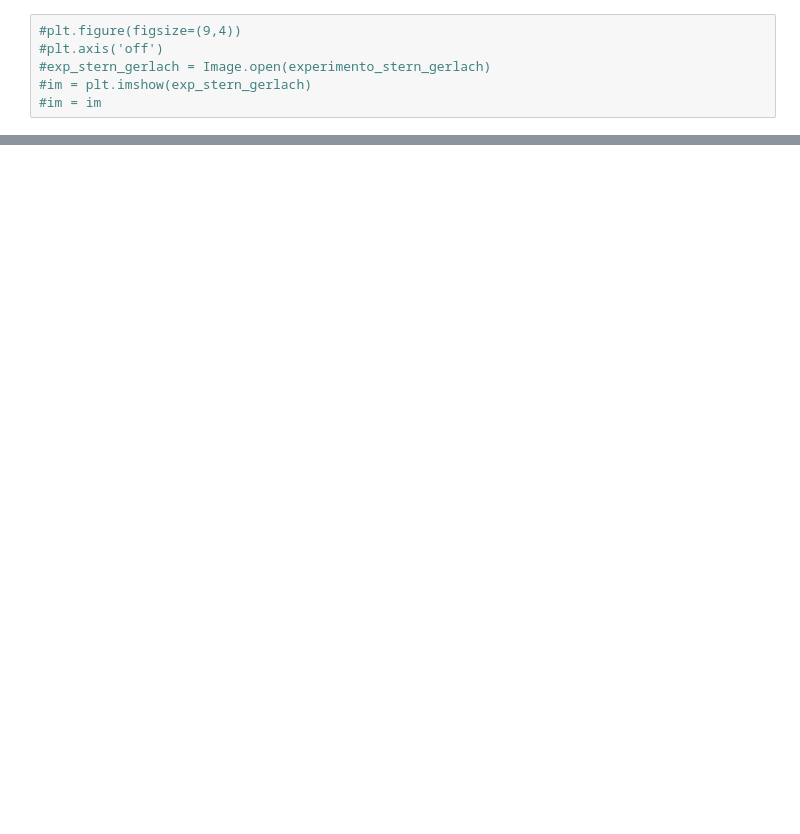
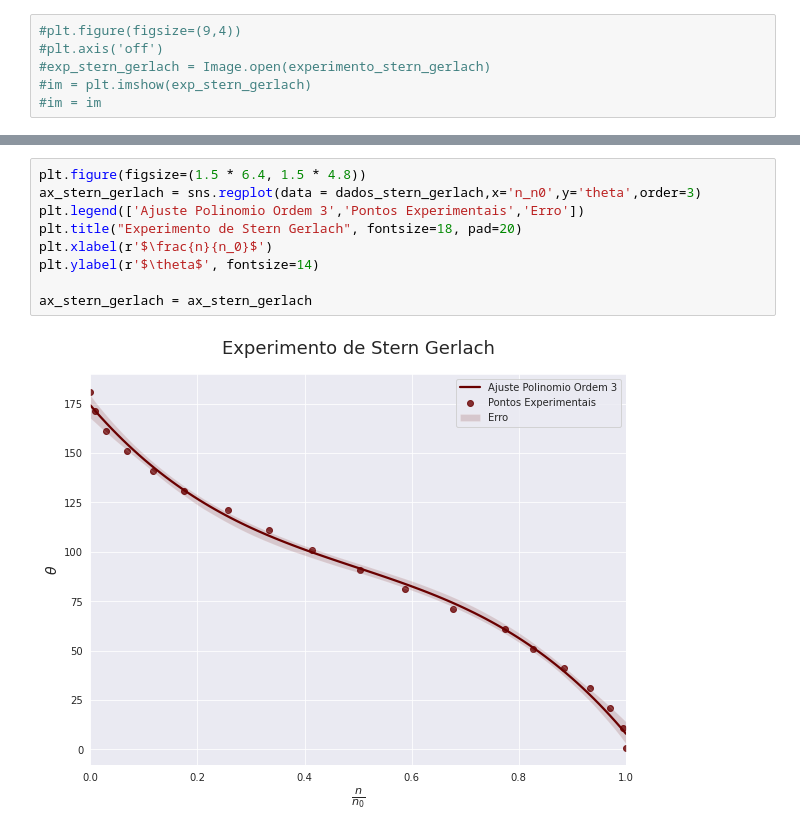
Before and after one commit to ConradBitt/LaboratorioFisicaModerna, a Jupyter notebook: Experimento de Stern-Gerlach.ipynb, the cells around one changed output, grey strips where cells are left out. Drawn from its saved outputs; the diff is of its cells as text; blank space fills up the shorter version.

```diff
--- a/Experimento de Stern-Gerlach.ipynb
+++ b/Experimento de Stern-Gerlach.ipynb
@@ -33,0 +73,11 @@ experimento_stern_gerlach = './images/esquema_experimento_stern_gerlach.png'
+# %%
+plt.figure(figsize=(1.5 * 6.4, 1.5 * 4.8))
+ax_stern_gerlach = sns.regplot(data = dados_stern_gerlach,x='n_n0',y='theta',order=3)
+plt.legend(['Ajuste Polinomio Ordem 3','Pontos Experimentais','Erro'])
+plt.title("Experimento de Stern Gerlach", fontsize=18, pad=20)
+plt.xlabel(r'$\frac{n}{n_0}$')
+plt.ylabel(r'$\theta$', fontsize=14)
+
+ax_stern_gerlach = ax_stern_gerlach
+# %% [output]
+[figure, added]
```
Also changed, not shown: parts of 4 cells of this notebook.
